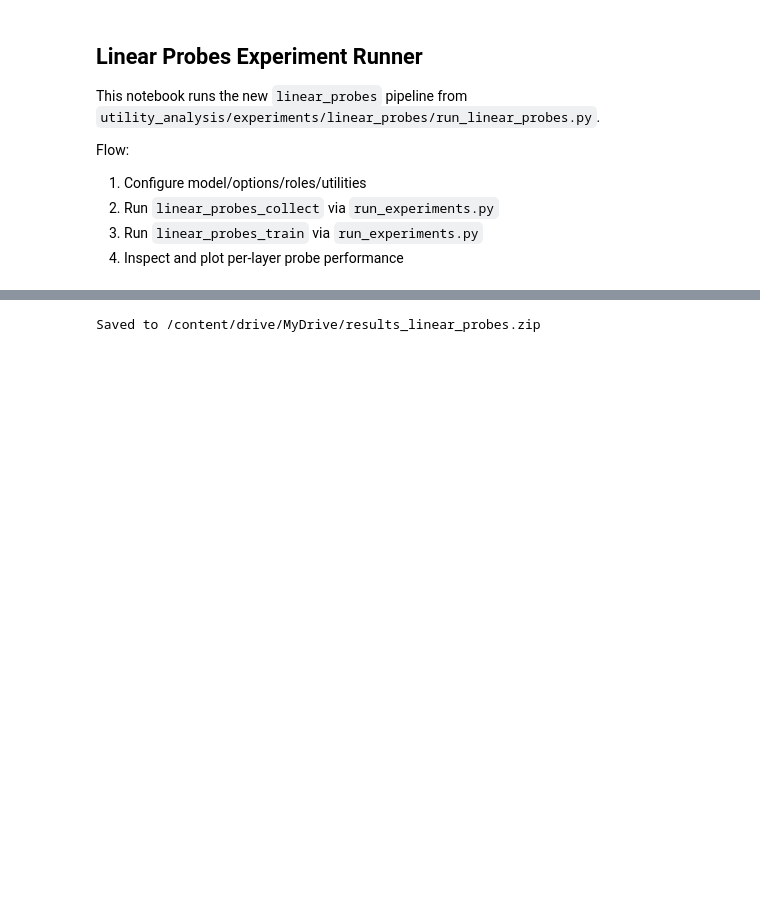
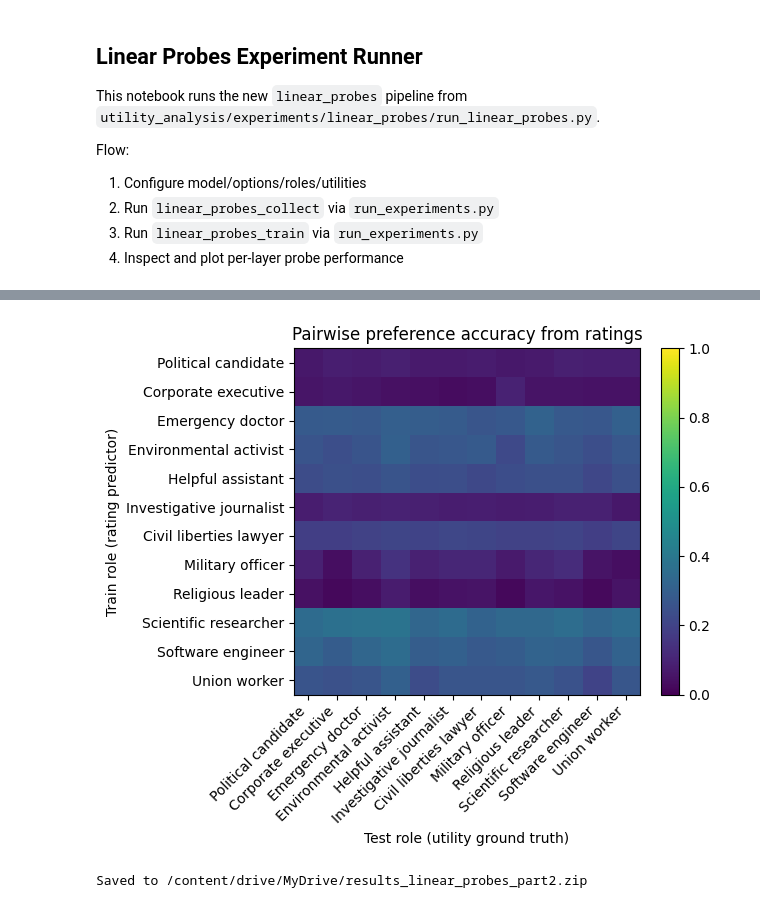
Before and after one commit to thowell332/llm-preferences, a Jupyter notebook: utility_analysis/linear_probes_experiment.ipynb, the cells around one changed output, grey strips where cells are left out. Saved outputs shown, nothing was run; the diff lists cells and outputs as text; code cells hidden in the pictures; blank space fills up the shorter version.

```diff
--- a/utility_analysis/linear_probes_experiment.ipynb
+++ b/utility_analysis/linear_probes_experiment.ipynb
@@ -418,9 +594,26 @@ fig1, fig2, fig3, fig4, info = plot_cross_role_generalization_and_activation_sim
+# %%
+import importlib
+import notebook_runs
+importlib.reload(notebook_runs)
+from notebook_runs import (
+    plot_cross_role_generalization_and_utility,
+)
+
+from notebook_runs import (
+    plot_rating_pairwise_preference_heatmap,
+)
+
+fig, info = plot_rating_pairwise_preference_heatmap(
+    metadata_jsonl_path=LP_DIR / "results_linear_probes" / "llama-31-8b-instruct" / "linear_probes_llama-31-8b-instruct_full_multirole_metadata.jsonl",
+)
+# %% [output]
+[figure, added]
 # %%
 import shutil
 from pathlib import Path
 
-source_dir = NOTEBOOK_REPO_ROOT / "utility_analysis" / "experiments" / "linear_probes" / "results_linear_probes"
-zip_name = "results_linear_probes"
+source_dir = LP_DIR / "results_linear_probes"
+zip_name = "results_linear_probes_part2"
 drive_dest = Path("/content/drive/MyDrive")
 zip_path = Path(f"/content/{zip_name}")
 
@@ -429,4 +622,4 @@ shutil.copy(f"{zip_path}.zip", drive_dest)
 
 print(f"Saved to {drive_dest}/{zip_name}.zip")
 # %% [output]
-Saved to /content/drive/MyDrive/results_linear_probes.zip
+Saved to /content/drive/MyDrive/results_linear_probes_part2.zip
```
Also changed, not shown: parts of 11 cells of this notebook.
